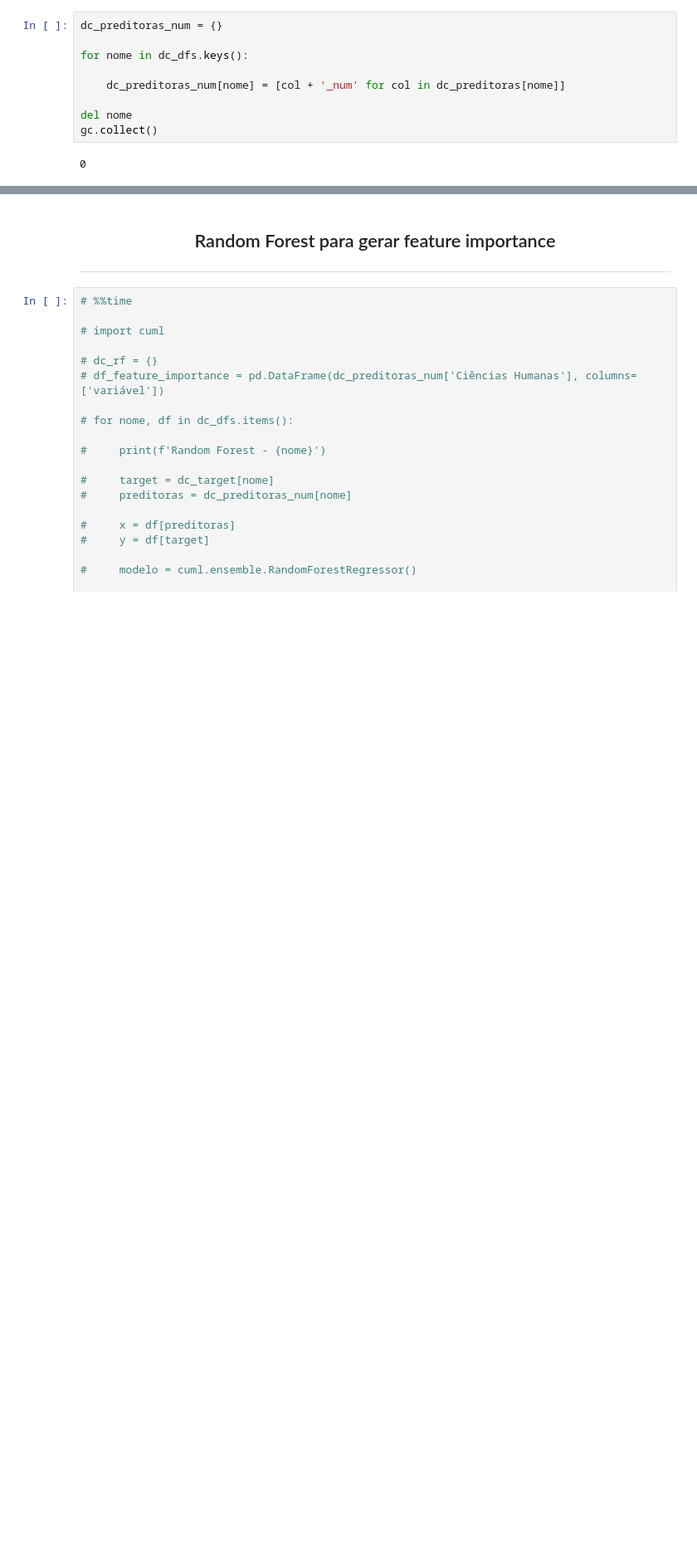
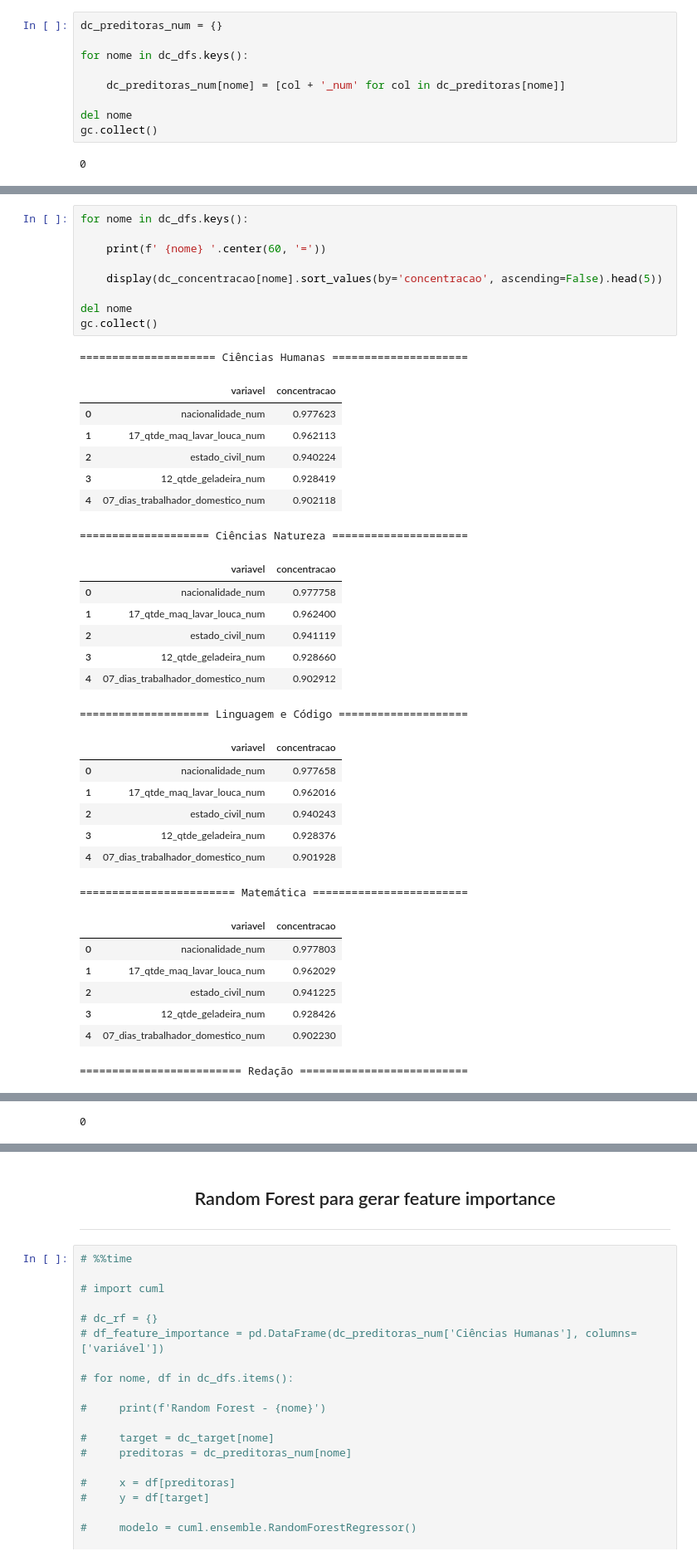
Before and after one commit to sudruder/TCC_MBA_Ciencia_Dados_ICMC, a Jupyter notebook: programação/tcc_pt_03.ipynb, the cells around one changed output, grey strips where cells are left out. Shown at 83% size. Cells and saved outputs as stored; diff of their text form; blank space fills up the shorter version.

```diff
--- a/programação/tcc_pt_03.ipynb
+++ b/programação/tcc_pt_03.ipynb
@@ -342,0 +367,39 @@ gc.collect()
+# %%
+for nome in dc_dfs.keys():
+
+    print(f' {nome} '.center(60, '='))
+
+    display(dc_concentracao[nome].sort_values(by='concentracao', ascending=False).head(5))
+
+del nome
+gc.collect()
+# %% [output]
+===================== Ciências Humanas =====================
+|  | variavel | concentracao |
+| 0 | nacionalidade_num | 0.977623 |
+| 1 | 17_qtde_maq_lavar_louca_num | 0.962113 |
+| 2 | estado_civil_num | 0.940224 |
+| 3 | 12_qtde_geladeira_num | 0.928419 |
+| 4 | 07_dias_trabalhador_domestico_num | 0.902118 |
+==================== Ciências Natureza =====================
+|  | variavel | concentracao |
+| 0 | nacionalidade_num | 0.977758 |
+| 1 | 17_qtde_maq_lavar_louca_num | 0.962400 |
+| 2 | estado_civil_num | 0.941119 |
+| 3 | 12_qtde_geladeira_num | 0.928660 |
+| 4 | 07_dias_trabalhador_domestico_num | 0.902912 |
+==================== Linguagem e Código ====================
+|  | variavel | concentracao |
+| 0 | nacionalidade_num | 0.977658 |
+| 1 | 17_qtde_maq_lavar_louca_num | 0.962016 |
+| 2 | estado_civil_num | 0.940243 |
+| 3 | 12_qtde_geladeira_num | 0.928376 |
+| 4 | 07_dias_trabalhador_domestico_num | 0.901928 |
+======================== Matemática ========================
+|  | variavel | concentracao |
+| 0 | nacionalidade_num | 0.977803 |
+| 1 | 17_qtde_maq_lavar_louca_num | 0.962029 |
+| 2 | estado_civil_num | 0.941225 |
+| 3 | 12_qtde_geladeira_num | 0.928426 |
+| 4 | 07_dias_trabalhador_domestico_num | 0.902230 |
+========================= Redação ==========================
@@ -342,0 +412 @@ gc.collect()
+0
```
Also changed, not shown: parts of 72 cells of this notebook, 3 other files.
